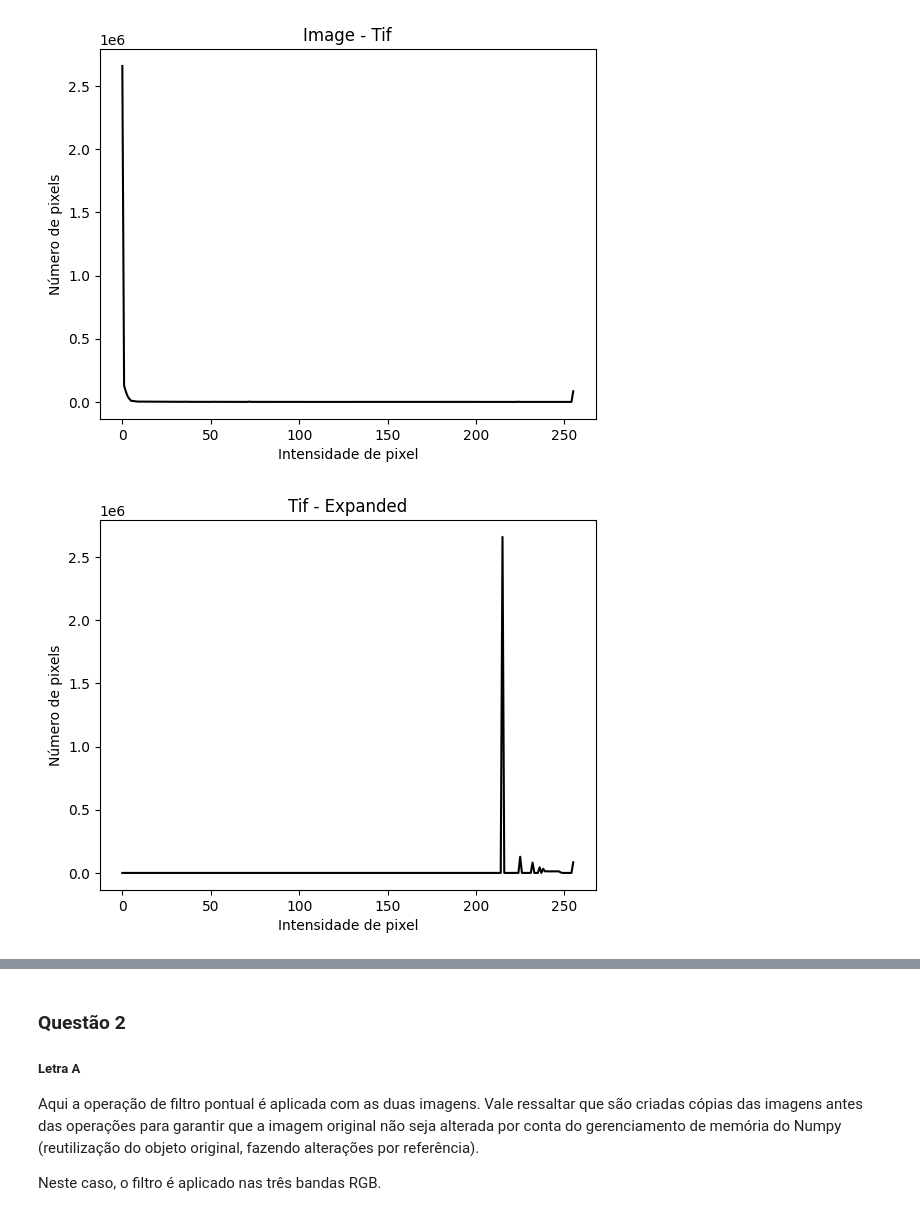
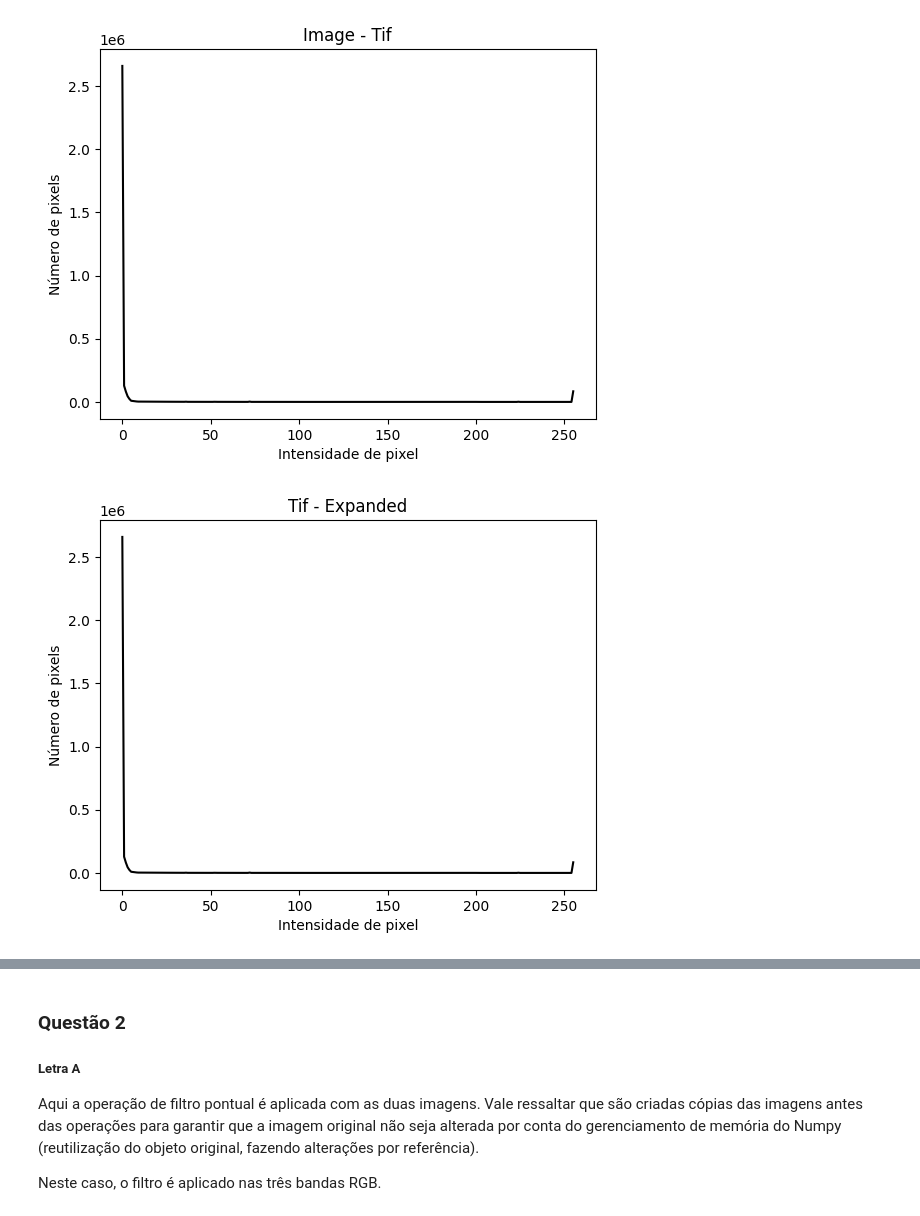
Before and after one commit to BarrosLucas/PracticeHomework, a Jupyter notebook: pdi.ipynb, the cells around one changed output, grey strips where cells are left out. Saved outputs shown, nothing was run; the diff lists cells and outputs as text; code cells hidden in the pictures.

```diff
--- a/pdi.ipynb
+++ b/pdi.ipynb
@@ -305,21 +305,20 @@ def applying_local_filter(mask, m, n, offset, img):
 #### Expansão de Histograma
 
 Aqui há a aplicação de expansão de histograma. Nesse caso primeiro o histograma é calculado, é aplicada a função de distribuição acumulada e então há a normalização do histograma.
-# %%
-def expand_histogram(img):
-    # Calcula o histograma da imagem
-    hist, _ = np.histogram(img.flatten(), bins=256, range=[0,256])
-
-    # Calcula a função de distribuição acumulada (CDF)
-    cdf = hist.cumsum()
-
-    # Normaliza a CDF para o intervalo [0, 255]
-    cdf_normalized = cdf * 255 / cdf[-1]
-
-    # Aplica a CDF normalizada para expandir o histograma
-    img_expanded = cdf_normalized[img.astype(np.uint8)]
-
-    return img_expanded.astype(np.uint8)
+# %%
+def expand_histogram(img):
+    img_transformed = np.zeros_like(img)
+
+    # Número de níveis de intensidade
+    L = 256
+
+    # Aplica a transformação linear banda a banda
+    for i in range(img.shape[2]):  # Para cada canal de cor
+        r_min = np.min(img[:, :, i])
+        r_max = np.max(img[:, :, i])
+        img_transformed[:, :, i] = np.round(((img[:, :, i] - r_min) / (r_max - r_min)) * (L - 1))
+
+    return img_transformed.astype(np.uint8)
 # %%
 def plot_histogram(img, title):
     # Calcula o histograma da imagem
@@ -364,9 +363,9 @@ save_image(img, "results\qt1\imgpng.png")
 # %% [markdown]
 Aplicando Filtro na imagem `.tif`.
 # %%
-img = applying_local_filter(mask, m, n, offset, imgTif.copy())
-display_image(img)
-save_image(img, "results\qt1\imgtif.tif")
+img2 = applying_local_filter(mask, m, n, offset, imgTif.copy())
+display_image(img2)
+save_image(img2, "results\qt1\imgtif.tif")
 # %% [output]
 [figure]
 # %%
@@ -374,8 +373,8 @@ plot_histogram(img, "Image - Tif")
 # %% [output]
 [figure]
 # %%
-img = expand_histogram(img)
-plot_histogram(img, "Tif - Expanded")
+img2 = expand_histogram(img2)
+plot_histogram(img2, "Tif - Expanded")
 # %% [output]
-[figure, old version]
+[figure, new version]
 # %%
```
Also changed, not shown: parts of 2 cells of this notebook.
